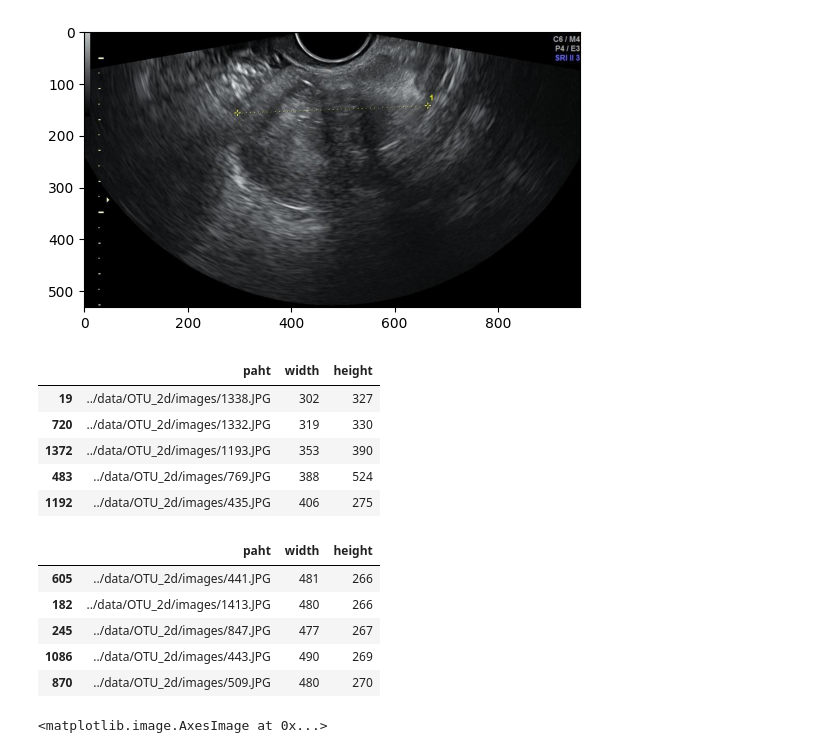
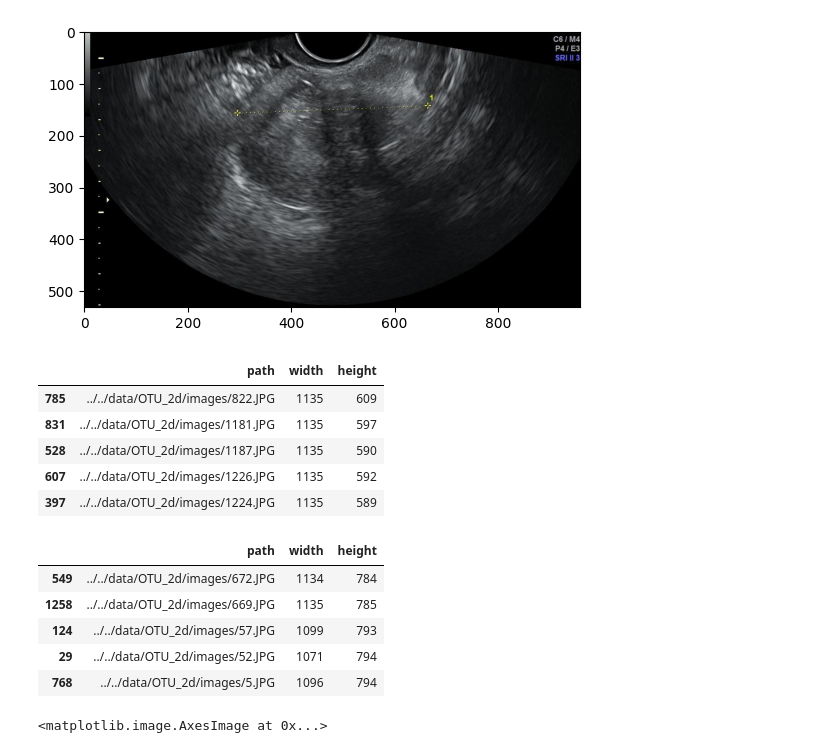
Before and after one commit to ShaunSpinelli/ultrasound_ovarian_seg, a Jupyter notebook: src/notebooks/EDA.ipynb, the cells around one changed output. Saved outputs shown, nothing was run; the diff lists cells and outputs as text; code cells hidden in the pictures.

```diff
--- a/src/notebooks/EDA.ipynb
+++ b/src/notebooks/EDA.ipynb
@@ -111,23 +117,24 @@ for p in (DATA_DIR/'images').iterdir():
 # %%
 df = pd.DataFrame(data, columns=['path', 'width', 'height'])
 # %%
-df.sort_values('width').head()
+
+df.sort_values('width').tail()
 # %% [output]
-|  | paht | width | height |
-| 19 | ../data/OTU_2d/images/1338.JPG | 302 | 327 |
-| 720 | ../data/OTU_2d/images/1332.JPG | 319 | 330 |
-| 1372 | ../data/OTU_2d/images/1193.JPG | 353 | 390 |
-| 483 | ../data/OTU_2d/images/769.JPG | 388 | 524 |
-| 1192 | ../data/OTU_2d/images/435.JPG | 406 | 275 |
+|  | path | width | height |
+| 785 | ../../data/OTU_2d/images/822.JPG | 1135 | 609 |
+| 831 | ../../data/OTU_2d/images/1181.JPG | 1135 | 597 |
+| 528 | ../../data/OTU_2d/images/1187.JPG | 1135 | 590 |
+| 607 | ../../data/OTU_2d/images/1226.JPG | 1135 | 592 |
+| 397 | ../../data/OTU_2d/images/1224.JPG | 1135 | 589 |
 # %%
-df.sort_values('height').head()
+df.sort_values('height').tail()
 # %% [output]
-|  | paht | width | height |
-| 605 | ../data/OTU_2d/images/441.JPG | 481 | 266 |
-| 182 | ../data/OTU_2d/images/1413.JPG | 480 | 266 |
-| 245 | ../data/OTU_2d/images/847.JPG | 477 | 267 |
-| 1086 | ../data/OTU_2d/images/443.JPG | 490 | 269 |
-| 870 | ../data/OTU_2d/images/509.JPG | 480 | 270 |
+|  | path | width | height |
+| 549 | ../../data/OTU_2d/images/672.JPG | 1134 | 784 |
+| 1258 | ../../data/OTU_2d/images/669.JPG | 1135 | 785 |
+| 124 | ../../data/OTU_2d/images/57.JPG | 1099 | 793 |
+| 29 | ../../data/OTU_2d/images/52.JPG | 1071 | 794 |
+| 768 | ../../data/OTU_2d/images/5.JPG | 1096 | 794 |
 # %%
 im = Image.open('../data/OTU_2d/images/441.JPG')
 plt.imshow(im)
```
Also changed, not shown: parts of 2 cells of this notebook, 4 other files.
